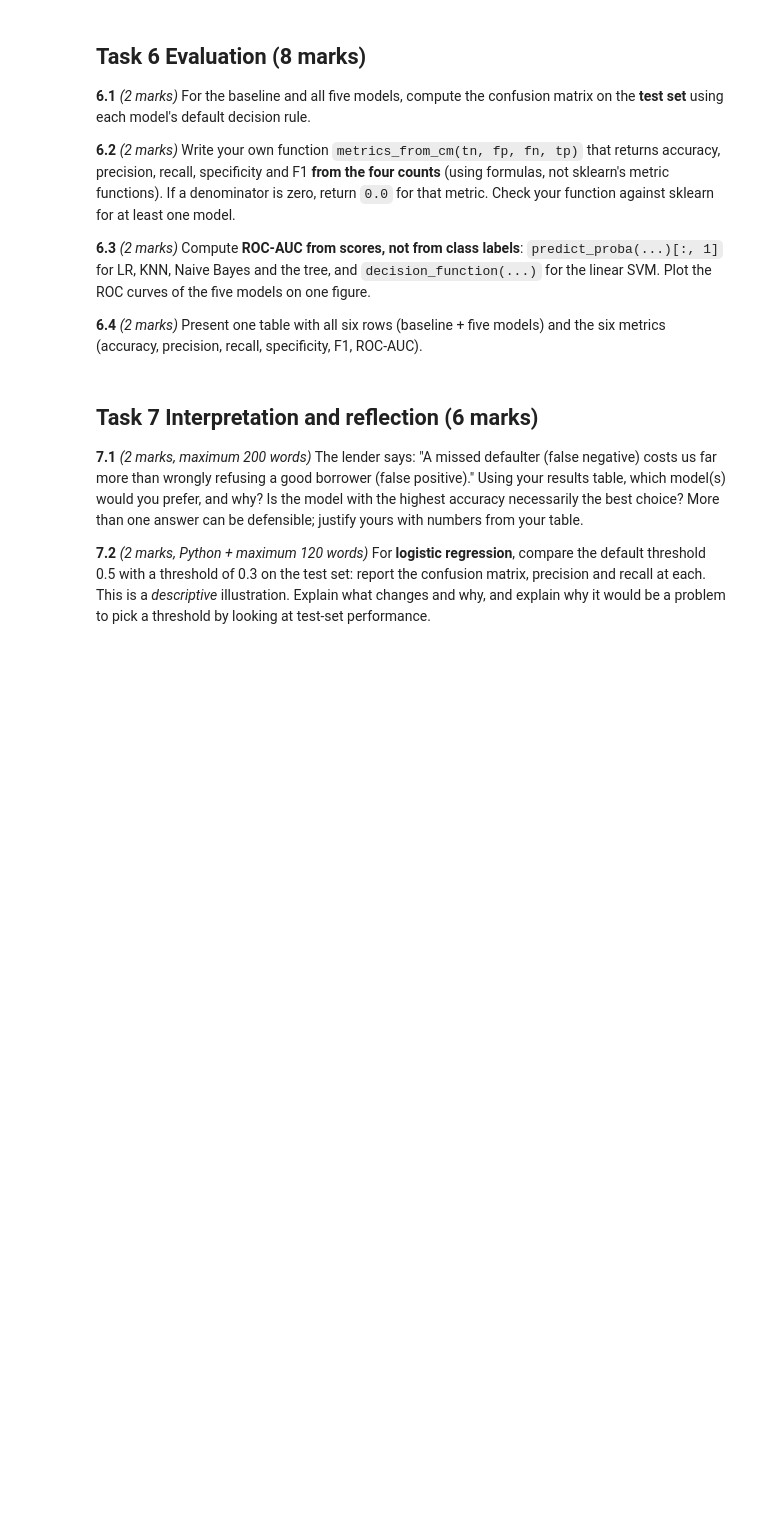
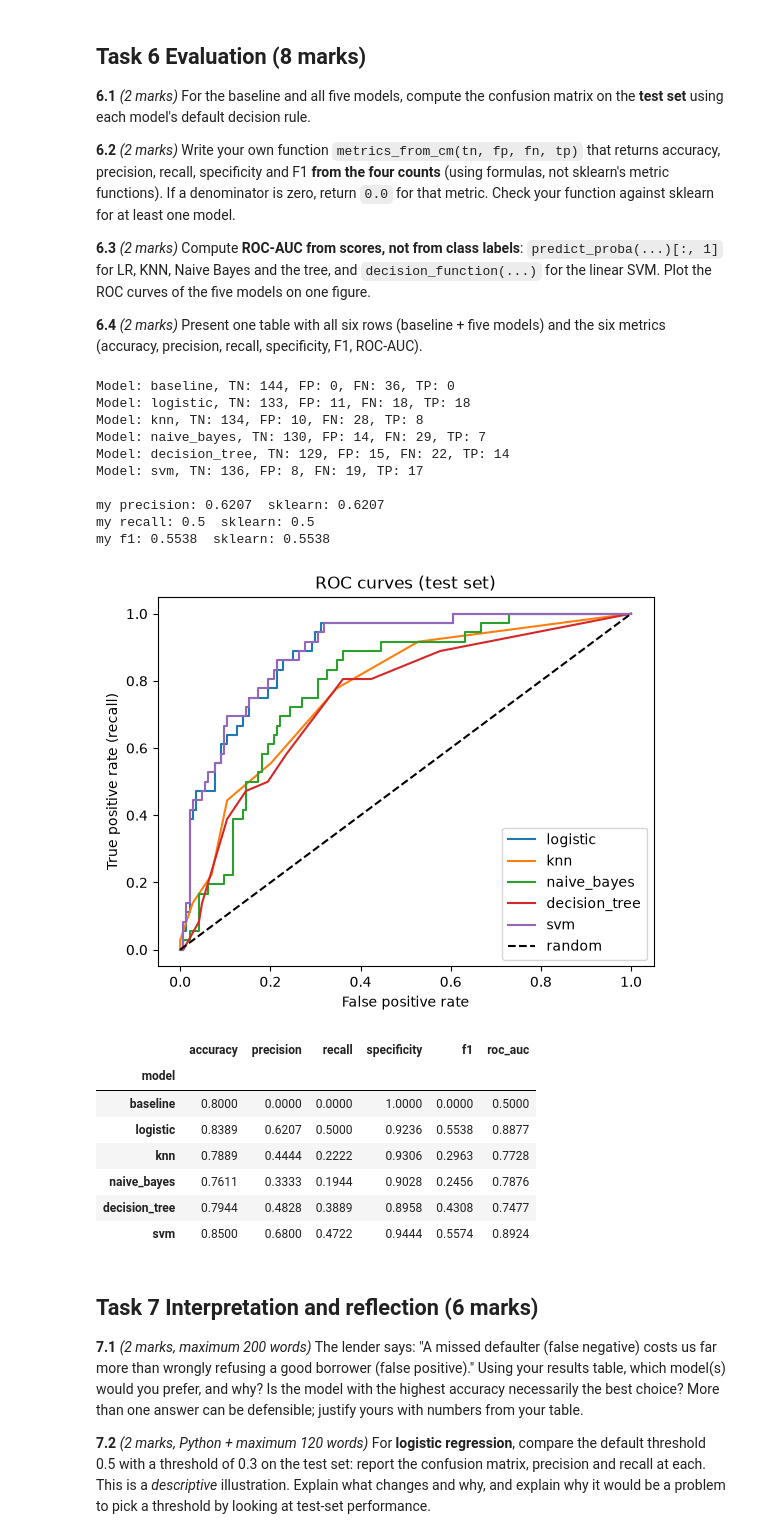
Before and after one commit to Shreyit/rinn-microcredit-risk, a Jupyter notebook: notebooks/01_section_III_submission.ipynb, the cells around one changed output. Cells and saved outputs as stored; diff of their text form; code cells hidden in the pictures; blank space fills up the shorter version.

```diff
--- a/notebooks/01_section_III_submission.ipynb
+++ b/notebooks/01_section_III_submission.ipynb
@@ -411,4 +449,10 @@ Create a **majority-class baseline** with `DummyClassifier(strategy="most_freque
 refer to DummyClassifier in scikit learn documentation.
 # %%
 # TASK 3 YOUR CODE HERE
-DummyClassifier(strategy="most_frequent")
+baseline = DummyClassifier(strategy="most_frequent")   # create the "always guess the majority" model
+baseline.fit(Xtr_imp, y_train)                         # learn: majority class in training = 0
+y_pred_base = baseline.predict(Xte_imp)                # apply: predicts 0 for all 180 test loans
+
+print("Confusion matrix (rows = actual 0/1, columns = predicted 0/1):",'\n',confusion_matrix(y_test, y_pred_base))
+print("Accuracy:", accuracy_score(y_test, y_pred_base))
+print("Recall (default = 1):", recall_score(y_test, y_pred_base))
@@ -504,17 +677,85 @@ _Write your answer here._
 # %%
 # TASK 6 YOUR CODE HERE
 def metrics_from_cm(tn, fp, fn, tp):
     # return a dict with accuracy, precision, recall, specificity, f1
-    ...
+    accuracy = (tp + tn) / (tp + tn + fp + fn) if (tp + tn + fp + fn) > 0 else 0.0
+    precision = tp / (tp + fp) if (tp + fp) > 0 else 0.0
+    recall = tp / (tp + fn) if (tp + fn) > 0 else 0.0
+    specificity = tn / (tn + fp) if (tn + fp) > 0 else 0.0
+    f1 = 2 * (precision * recall) / (precision + recall) if (precision + recall) > 0 else 0.0
+    return {"accuracy": accuracy, "precision": precision, "recall": recall, "specificity": specificity, "f1": f1}
 
 
 # loop over the baseline and the five models: confusion matrix, metrics, ROC-AUC from scores
+predictions = {
+    "baseline": baseline.predict(Xte_imp),
+    "logistic": lr.predict(Xte_sc),
+    "knn": knn.predict(Xte_sc),
+    "naive_bayes": nb.predict(Xte_imp),
+    "decision_tree": tree.predict(Xte_imp),
+    "svm": svm.predict(Xte_sc)
+}
 
+scores = {
+    "baseline": baseline.predict_proba(Xte_imp)[:, 1],
+    "logistic": lr.predict_proba(Xte_sc)[:, 1],
+    "knn": knn.predict_proba(Xte_sc)[:, 1],
+    "naive_bayes": nb.predict_proba(Xte_imp)[:, 1],
+    "decision_tree": tree.predict_proba(Xte_imp)[:, 1],
+    "svm": svm.decision_function(Xte_sc)
+}
+
+rows = []
+for model_name in predictions.keys():
+    y_pred = predictions[model_name]
+    tn, fp, fn, tp = confusion_matrix(y_test, y_pred).ravel()
+    print(f"Model: {model_name}, TN: {tn}, FP: {fp}, FN: {fn}, TP: {tp}")
+    m = metrics_from_cm(tn, fp, fn, tp)
+    m["roc_auc"] = roc_auc_score(y_test, scores[model_name])
+    m["model"] = model_name
+    rows.append(m)
+
+print("\nmy precision:", round(rows[1]["precision"], 4),
+      " sklearn:", round(precision_score(y_test, predictions["logistic"]), 4))
+print("my recall:", round(rows[1]["recall"], 4),
+      " sklearn:", round(recall_score(y_test, predictions["logistic"]), 4))
+print("my f1:", round(rows[1]["f1"], 4),
+      " sklearn:", round(f1_score(y_test, predictions["logistic"]), 4))
 
 # ROC plot
-
+for name in ["logistic", "knn", "naive_bayes", "decision_tree", "svm"]:
+    fpr, tpr, thresholds = roc_curve(y_test, scores[name])
+    plt.plot(fpr, tpr, label=name)
+plt.plot([0, 1], [0, 1], "k--", label="random")
+plt.xlabel("False positive rate")
+plt.ylabel("True positive rate (recall)")
+plt.title("ROC curves (test set)")
+plt.legend()
+plt.show()
 
 # results table (DataFrame called `results`)
+results = pd.DataFrame(rows).set_index("model").round(4)
+results
+# %% [output]
+Model: baseline, TN: 144, FP: 0, FN: 36, TP: 0
+Model: logistic, TN: 133, FP: 11, FN: 18, TP: 18
+Model: knn, TN: 134, FP: 10, FN: 28, TP: 8
+Model: naive_bayes, TN: 130, FP: 14, FN: 29, TP: 7
+Model: decision_tree, TN: 129, FP: 15, FN: 22, TP: 14
+Model: svm, TN: 136, FP: 8, FN: 19, TP: 17
+
+my precision: 0.6207  sklearn: 0.6207
+my recall: 0.5  sklearn: 0.5
+my f1: 0.5538  sklearn: 0.5538
+[figure, added]
+|  | accuracy | precision | recall | specificity | f1 | roc_auc |
+| model |  |  |  |  |  |  |
+| baseline | 0.8000 | 0.0000 | 0.0000 | 1.0000 | 0.0000 | 0.5000 |
+| logistic | 0.8389 | 0.6207 | 0.5000 | 0.9236 | 0.5538 | 0.8877 |
+| knn | 0.7889 | 0.4444 | 0.2222 | 0.9306 | 0.2963 | 0.7728 |
+| naive_bayes | 0.7611 | 0.3333 | 0.1944 | 0.9028 | 0.2456 | 0.7876 |
+| decision_tree | 0.7944 | 0.4828 | 0.3889 | 0.8958 | 0.4308 | 0.7477 |
+| svm | 0.8500 | 0.6800 | 0.4722 | 0.9444 | 0.5574 | 0.8924 |
 # %% [markdown]
 ## Task 7 Interpretation and reflection (6 marks)
 **7.1** *(2 marks, maximum 200 words)* The lender says: "A missed defaulter (false negative) costs us far more than wrongly refusing a good borrower (false positive)." Using your results table, which model(s) would you prefer, and why? Is the model with the highest accuracy necessarily the best choice? More than one answer can be defensible; justify yours with numbers from your table.
```
Also changed, not shown: parts of 19 cells of this notebook, 10 other files.
